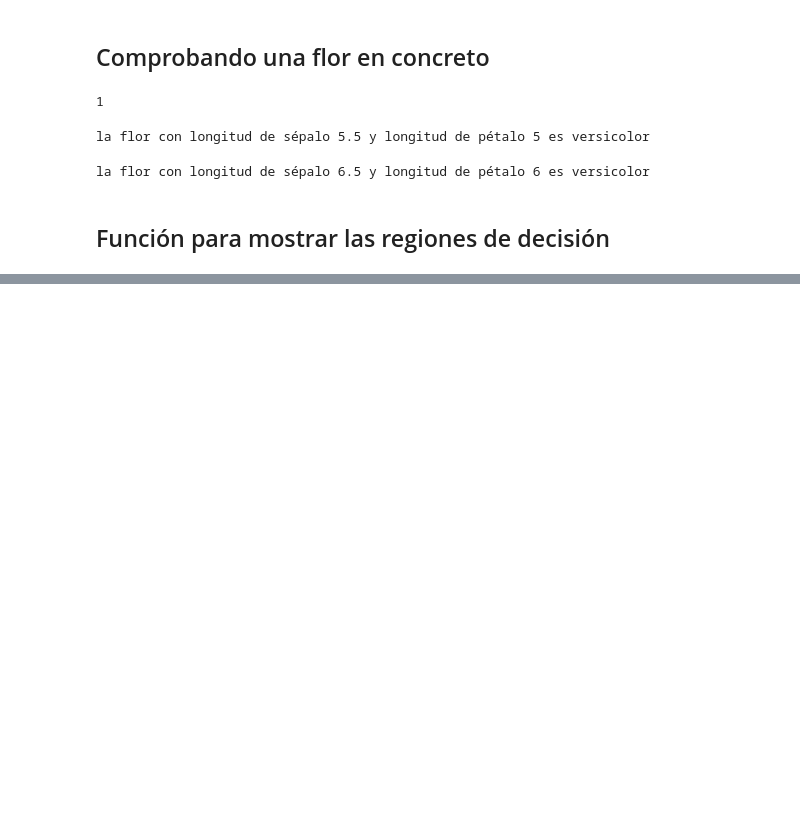
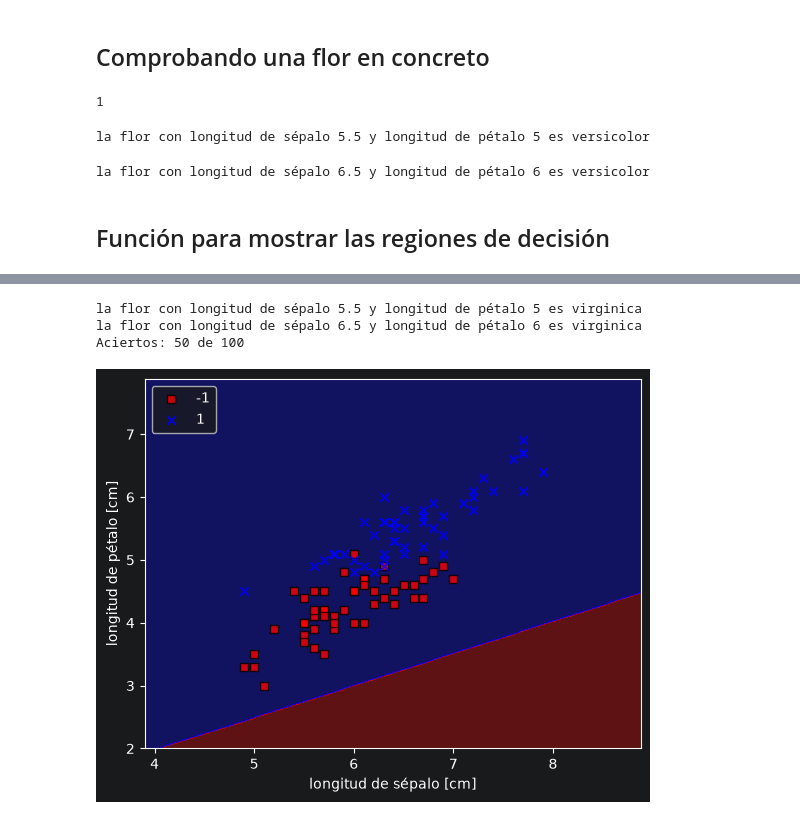
Before and after one commit to Pablosede/PIA, a Jupyter notebook: RNA (UT4-UT5)/practica4.1_perceptron.ipynb, the cells around one changed output, grey strips where cells are left out. Cells and saved outputs as stored; diff of their text form; code cells hidden in the pictures; blank space fills up the shorter version.

```diff
--- a/RNA (UT4-UT5)/practica4.1_perceptron.ipynb
+++ b/RNA (UT4-UT5)/practica4.1_perceptron.ipynb
@@ -265,0 +339,20 @@ p.w_
+# %%
+for sepalo, petalo in [(5.5, 5), (6.5, 6)]:
+    resultado = p2.predict([sepalo, petalo])
+    print("la flor con longitud de sépalo", sepalo, "y longitud de pétalo", petalo,
+          "es", np.where(resultado == 1, 'virginica', 'versicolor'))
+
+# Aciertos de p2 sobre las 100 muestras
+print("Aciertos:", (p2.predict(X2) == y2).sum(), "de", len(y2))
+# %% [output]
+la flor con longitud de sépalo 5.5 y longitud de pétalo 5 es virginica
+la flor con longitud de sépalo 6.5 y longitud de pétalo 6 es virginica
+Aciertos: 50 de 100
+# %%
+plot_decision_regions(X2, y2, clasificador=p2)
+plt.xlabel('longitud de sépalo [cm]')
+plt.ylabel('longitud de pétalo [cm]')
+plt.legend(loc='upper left')
+plt.show()
+# %% [output]
+[figure, added]
```
Also changed, not shown: parts of 10 cells of this notebook.
